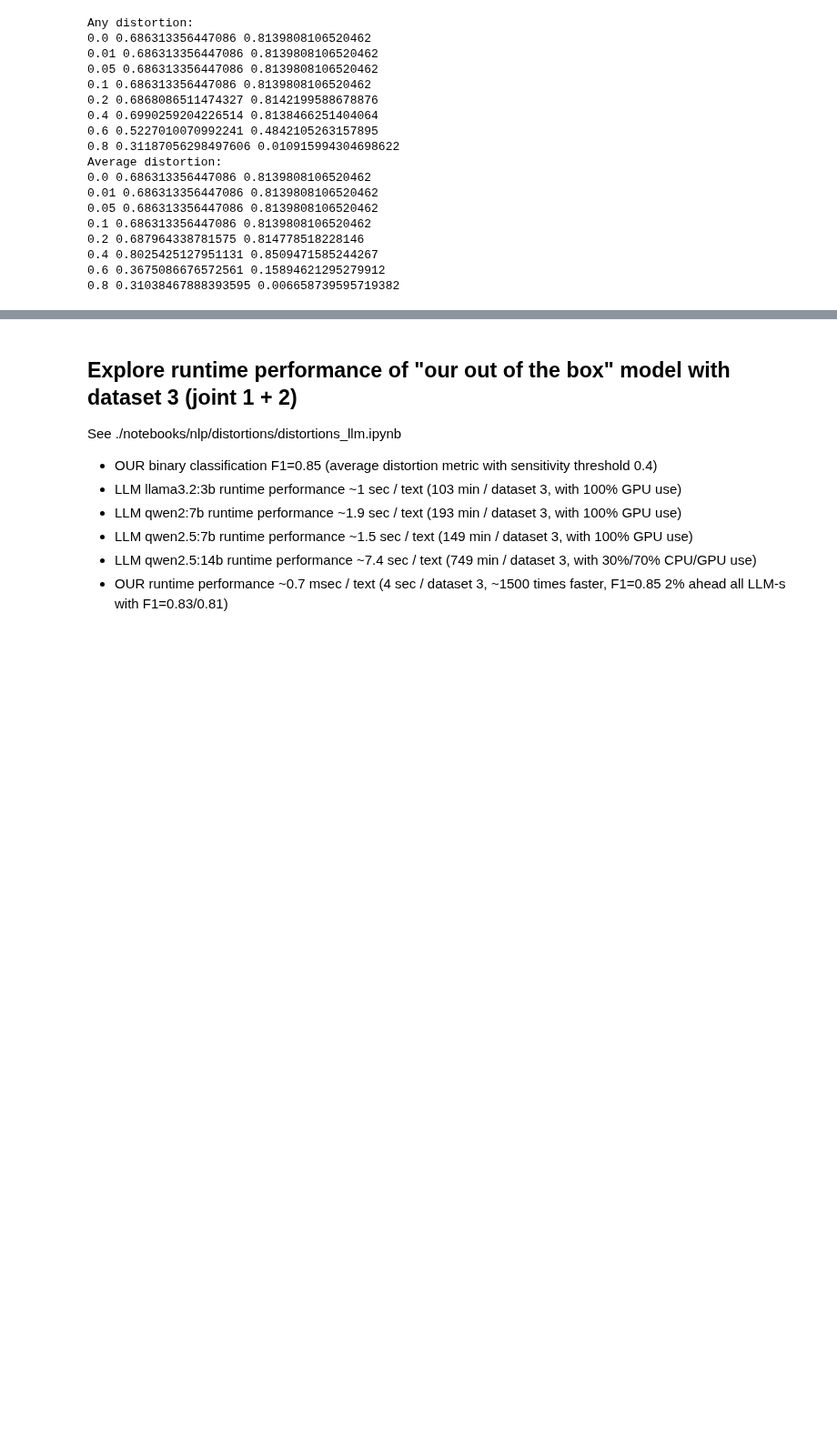
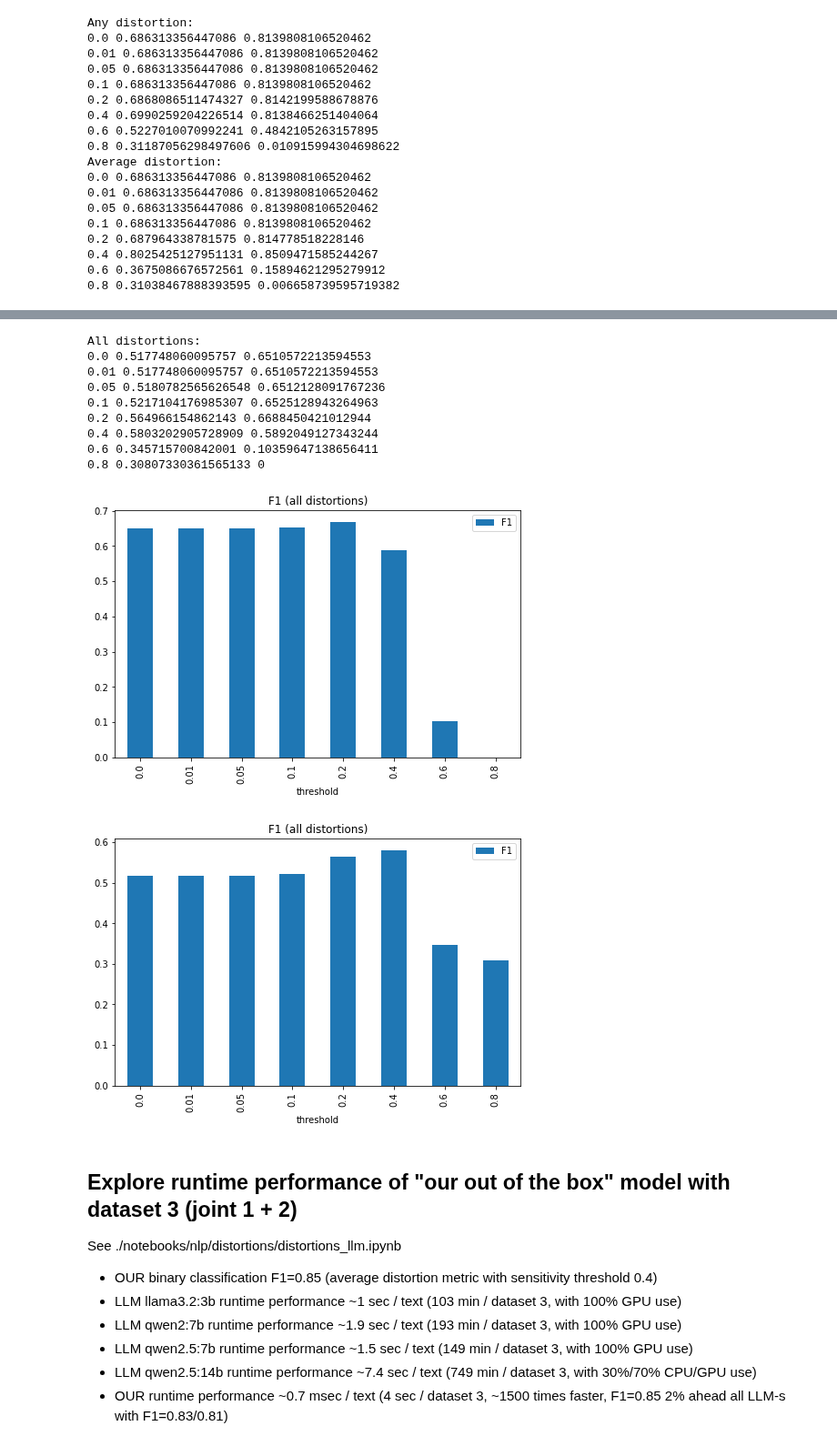
Before and after one commit to aigents/pygents, a Jupyter notebook: notebooks/nlp/distortions/distortions_joint_binary.ipynb, the cells around one changed output, grey strips where cells are left out. Shown at 91% size. Drawn from its saved outputs; the diff is of its cells as text; code cells hidden in the pictures; blank space fills up the shorter version.

Commit message:
test all distortions together

```diff
--- a/notebooks/nlp/distortions/distortions_joint_binary.ipynb
+++ b/notebooks/nlp/distortions/distortions_joint_binary.ipynb
@@ -314,3 +322,36 @@ plot_dict_bars(avg_res_acc, labels="threshold", values="F1", title=f"Accuracy (a
+# %%
+tm_all = TextMetrics(language_metrics('en',['distortion']),debug=False)
+def our_evaluator_all(text,threshold):
+    metrics = tm_all.get_sentiment_words(text)
+    l = list(metrics.values())
+    avg = sum(l) / len(l) if  len(l) > 0 else 0
+    if avg > threshold:
+        return True
+    return False
+
+all_res_acc = {}
+all_res = {}
+print('All distortions:')
+for threshold in [0.0,0.01,0.05,0.1,0.2,0.4,0.6,0.8]:
+    acc, f1 = evaluate_df_acc_f1(df3,our_evaluator_all,threshold)
+    all_res_acc[threshold] = acc
+    all_res[threshold] = f1
+    print(threshold, acc, f1)
+
+plot_dict_bars(all_res, labels="threshold", values="F1", title=f"F1 (all distortions)")
+plot_dict_bars(all_res_acc, labels="threshold", values="F1", title=f"F1 (all distortions)")
+# %% [output]
+All distortions:
+0.0 0.517748060095757 0.6510572213594553
+0.01 0.517748060095757 0.6510572213594553
+0.05 0.5180782565626548 0.6512128091767236
+0.1 0.5217104176985307 0.6525128943264963
+0.2 0.564966154862143 0.6688450421012944
+0.4 0.5803202905728909 0.5892049127343244
+0.6 0.345715700842001 0.10359647138656411
+0.8 0.30807330361565133 0
+[figure, added]
+[figure, added]
 # %% [markdown]
 ## Explore runtime performance of "our out of the box" model with dataset 3 (joint 1 + 2)
 
```
Also changed, not shown: parts of 14 cells of this notebook, 1 other file.
